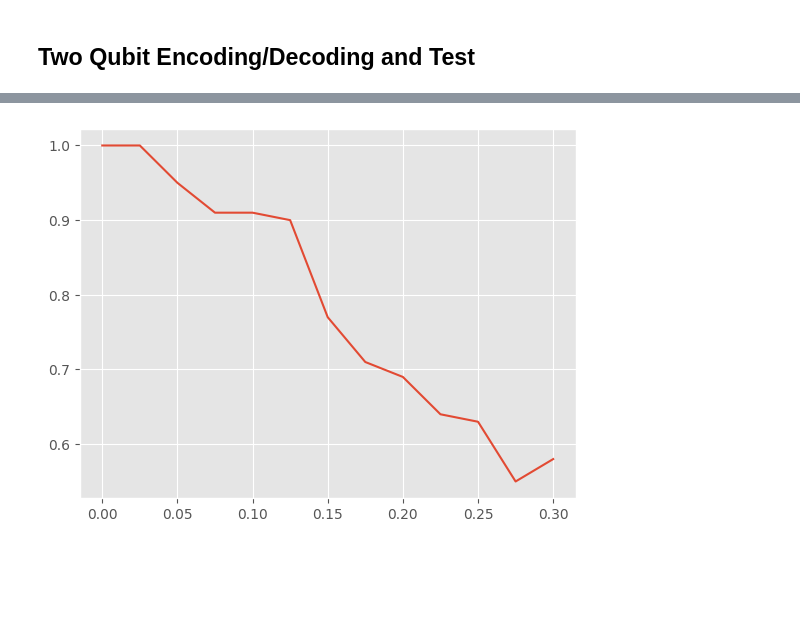
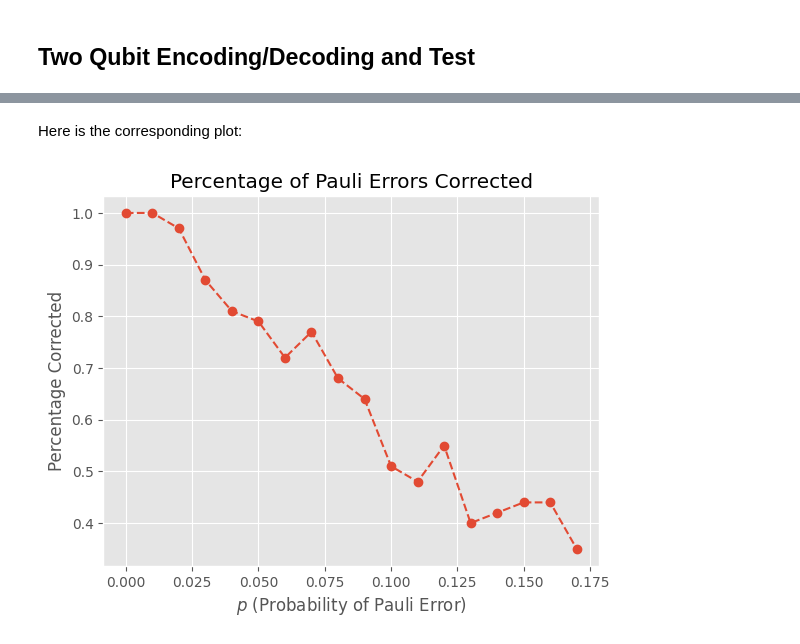
Before and after one commit to lrfinotti/five-qubit-quatum-code, a Jupyter notebook: five-qubit-code.ipynb, the cells around one changed output, grey strips where cells are left out. Saved outputs shown, nothing was run; the diff lists cells and outputs as text; code cells hidden in the pictures; blank space fills up the shorter version.

Commit message:
Complete 5-qubit code.

```diff
--- a/five-qubit-code.ipynb
+++ b/five-qubit-code.ipynb
@@ -543,2 +654,0 @@ results
-# %%
-results.pop()
@@ -546,0 +657,8 @@ results.pop()
+# %%
+result = {qubits.split()[0] for qubits in counts}.pop()[::-1]
+
+# get the logical form of each qubit
+result_split = [result[:n_qubits], result[n_qubits : 2 * n_qubits]]
+
+# check
+result_split[0] == qubits_str[0] + "0" * 4, result_split[1] == qubits_str[1] + "0" * 4
@@ -547,5 +669,5 @@ results.pop()
 # %%
-def test_5_qubit_code(qubits_str, p, shots=20):
+def test_5_qubit_code(qubits_str, p, decode_dict, shots=10):
     n_qubits = 5
     n_ancillas = 4
 
@@ -564,7 +686,7 @@ def test_5_qubit_code(qubits_str, p, shots=20):
     # set initial state
     for i in range(2):
         if qubits_str[i] == "1":
-            test_circuit.x(quantum_register[(i + 1) * n_qubits - 1])
+            test_circuit.x(quantum_register[i * n_qubits])
 
     # encoders
     for i in range(2):
@@ -596,15 +718,14 @@ def test_5_qubit_code(qubits_str, p, shots=20):
                 error_occurred[i] = "z"
             else:
                 error_occurred[i] += "z"
+        # reverse order to see it as composition (right to left)
+        error_occurred[i] = error_occurred[i][::-1]
 
     # encoding + correction
     # NEEDS code_circuit TO BE CONSTRUCTED FIRST!
     for i in range(2):
         test_circuit.compose(
             code_circuit,
-            # qubits=[[quantum_register[i * n_qubits : (i + 1) * n_qubits]]
-            #     + [checks_register[i * n_ancillas : (i + 1) * n_ancillas]]
-            # ],
             qubits=list(range(i * n_qubits, (i + 1) * n_qubits))
             + list(
                 range(
@@ -612,9 +733,6 @@ def test_5_qubit_code(qubits_str, p, shots=20):
                 )
             ),
             clbits=syndromes[i * n_ancillas : (i + 1) * n_ancillas],
-            # quantum_register[i * n_qubits : (i + 1) * n_qubits]
-            # + checks_register[i * n_ancillas : (i + 1) * n_ancillas]
-            # + syndromes[i * n_ancillas : (i + 1) * n_ancillas],
             inplace=True,
         )
 
@@ -624,6 +742,7 @@ def test_5_qubit_code(qubits_str, p, shots=20):
             test_circuit,
             quantum_register[i * n_qubits : (i + 1) * n_qubits],
             syndromes[i * n_ancillas : (i + 1) * n_ancillas],
+            decode_dict
         )
 
     # decoding
@@ -637,7 +756,6 @@ def test_5_qubit_code(qubits_str, p, shots=20):
 
     # add measurements
     qubit_measurements = ClassicalRegister(size=2 * n_qubits, name="meas")
-
     test_circuit.add_register(qubit_measurements)
     test_circuit.measure(quantum_register, qubit_measurements)
 
@@ -667,7 +785,7 @@ def test_5_qubit_code(qubits_str, p, shots=20):
 
     # check
     for res, qubit in zip(result_split, list(qubits_str)):
-        if res != "0" * (n_qubits - 1) + qubit:
+        if res != qubit + "0" * (n_qubits - 1):
             return False, error_occurred
 
     return True, error_occurred
@@ -682,6 +800,6 @@ test_5_qubit_code("11", 0.1)
 # %%
 %%time
-max_prob = 0.2
+max_prob = 0.17
 step = 0.01
 
 xs = np.arange(0, max_prob + step, step)
@@ -693,7 +811,7 @@ for i, p in enumerate(xs):
     count = 0
     for _ in range(number_of_tries):
         qubits_str = "".join(np.random.choice(["0", "1"], 2))
-        res, _ = test_5_qubit_code(qubits_str, p)
+        res, _ = test_5_qubit_code(qubits_str, p, decode_dict)
         if res:
             count += 1
         ys[i] = count / number_of_tries
@@ -708,4 +849,13 @@ array([1.  , 1.  , 0.95, 0.91, 0.91, 0.9 , 0.77, 0.71, 0.69, 0.64, 0.63,
+# %% [markdown]
+Here is the corresponding plot:
 # %%
-plt.plot(xs, ys);
+plt.plot(xs, ys, "--o");
+plt.title("Percentage of Pauli Errors Corrected")
+plt.xlabel("$p$ (Probability of Pauli Error)")
+plt.ylabel("Percentage Corrected")
+
+# plt.savefig("5-qb.png")
+
+plt.show()
 # %% [output]
-[figure, old version]
+[figure, new version]
```
Also changed, not shown: parts of 63 cells of this notebook, 2 other files.
